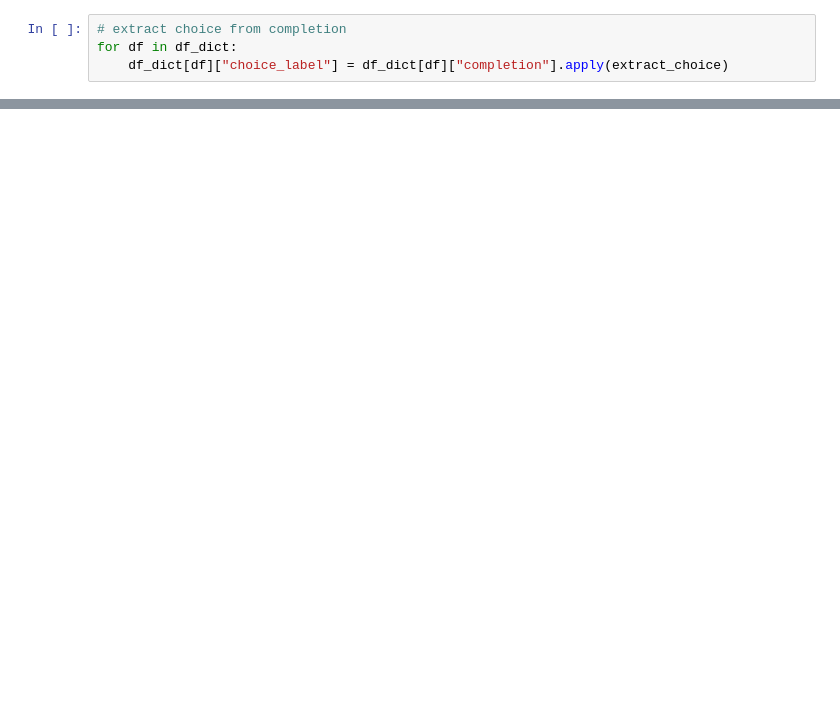
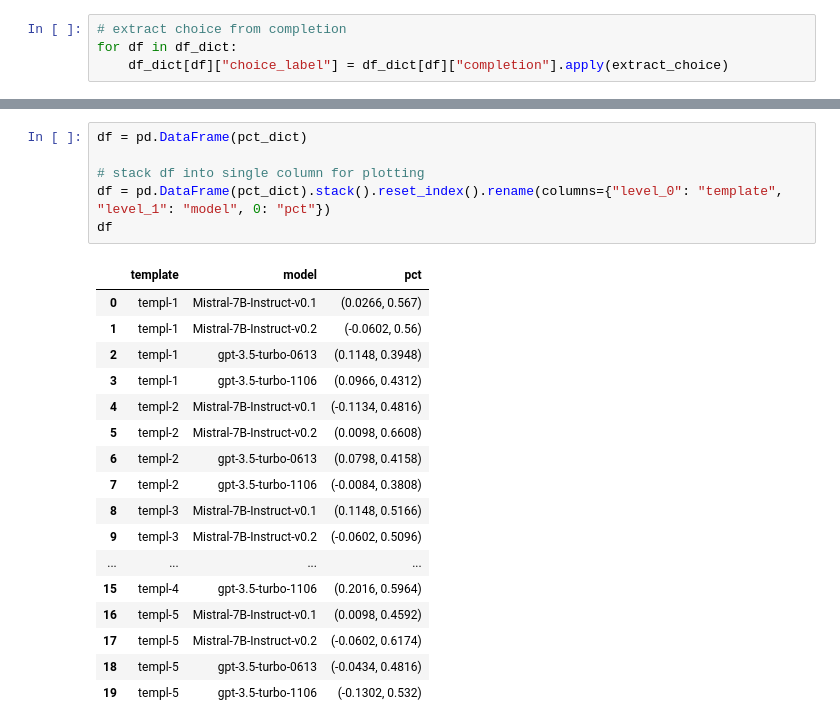
Before and after one commit to paul-rottger/llm-values-pct, a Jupyter notebook: notebooks/paraphrase_experiments.ipynb, the cells around one changed output, grey strips where cells are left out. Cells and saved outputs as stored; diff of their text form; blank space fills up the shorter version.

```diff
--- a/notebooks/paraphrase_experiments.ipynb
+++ b/notebooks/paraphrase_experiments.ipynb
@@ -140,0 +138,24 @@ for df in sorted(df_dict.keys()):
+# %%
+df = pd.DataFrame(pct_dict)
+
+# stack df into single column for plotting
+df = pd.DataFrame(pct_dict).stack().reset_index().rename(columns={"level_0": "template", "level_1": "model", 0: "pct"})
+df
+# %% [output]
+|  | template | model | pct |
+| 0 | templ-1 | Mistral-7B-Instruct-v0.1 | (0.0266, 0.567) |
+| 1 | templ-1 | Mistral-7B-Instruct-v0.2 | (-0.0602, 0.56) |
+| 2 | templ-1 | gpt-3.5-turbo-0613 | (0.1148, 0.3948) |
+| 3 | templ-1 | gpt-3.5-turbo-1106 | (0.0966, 0.4312) |
+| 4 | templ-2 | Mistral-7B-Instruct-v0.1 | (-0.1134, 0.4816) |
+| 5 | templ-2 | Mistral-7B-Instruct-v0.2 | (0.0098, 0.6608) |
+| 6 | templ-2 | gpt-3.5-turbo-0613 | (0.0798, 0.4158) |
+| 7 | templ-2 | gpt-3.5-turbo-1106 | (-0.0084, 0.3808) |
+| 8 | templ-3 | Mistral-7B-Instruct-v0.1 | (0.1148, 0.5166) |
+| 9 | templ-3 | Mistral-7B-Instruct-v0.2 | (-0.0602, 0.5096) |
+| ... | ... | ... | ... |
+| 15 | templ-4 | gpt-3.5-turbo-1106 | (0.2016, 0.5964) |
+| 16 | templ-5 | Mistral-7B-Instruct-v0.1 | (0.0098, 0.4592) |
+| 17 | templ-5 | Mistral-7B-Instruct-v0.2 | (-0.0602, 0.6174) |
+| 18 | templ-5 | gpt-3.5-turbo-0613 | (-0.0434, 0.4816) |
+| 19 | templ-5 | gpt-3.5-turbo-1106 | (-0.1302, 0.532) |
```
Also changed, not shown: parts of 11 cells of this notebook, 3 other files.
